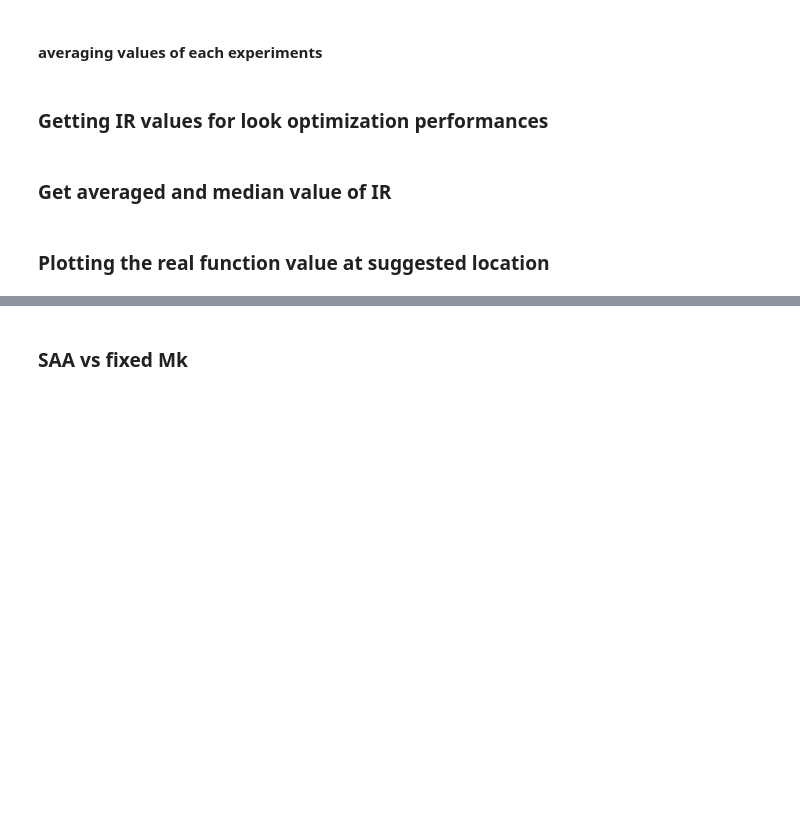
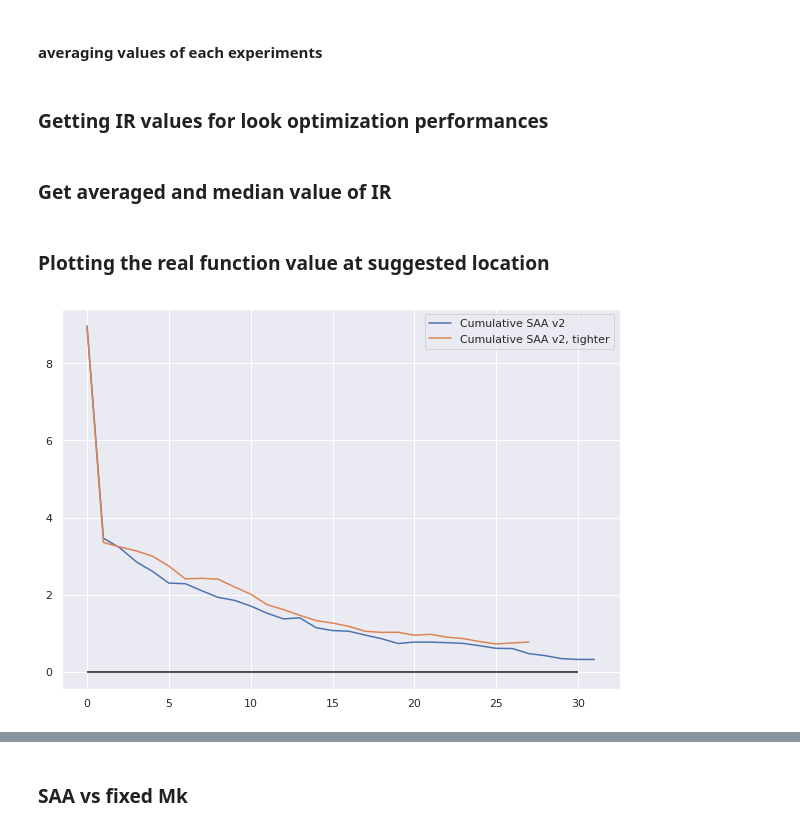
Before and after one commit to kkh8676/opt_functions, a Jupyter notebook: exp_result/levy_Mk_Mj_SAA_final.ipynb, the cells around one changed output, grey strips where cells are left out. Drawn from its saved outputs; the diff is of its cells as text; code cells hidden in the pictures; blank space fills up the shorter version.

```diff
--- a/exp_result/levy_Mk_Mj_SAA_final.ipynb
+++ b/exp_result/levy_Mk_Mj_SAA_final.ipynb
@@ -103,5 +152,7 @@ saa_cumulative_v2 = functions.get_objective(recomm_saa_cumulative_v2_exp)
 # %%
 locs_initial5_Mk10_Mj1_exp = functions.get_recomm_loc(recomm_initial5_Mk10_Mj1_exp)
+locs_initial5_Mk20_Mj1_exp = functions.get_recomm_loc(recomm_initial5_Mk20_Mj1_exp)
+locs_initial5_Mk30_Mj1_exp = functions.get_recomm_loc(recomm_initial5_Mk30_Mj1_exp)
 locs_initial5_Mk50_Mj1_exp = functions.get_recomm_loc(recomm_initial5_Mk50_Mj1_exp)
 locs_initial5_Mk150_Mj1_exp = functions.get_recomm_loc(recomm_initial5_Mk150_Mj1_exp)
 locs_initial5_Mk200_Mj1_exp = functions.get_recomm_loc(recomm_initial5_Mk200_Mj1_exp)
@@ -115,6 +166,12 @@ locs_initial5_Mk250_Mj1_hyperprior_v2_exp = functions.get_recomm_loc(recomm_init
 locs_saa_cumulative_multi = functions.get_recomm_loc(recomm_saa_cumulative_multi_exp)
 locs_saa_cumulative = functions.get_recomm_loc(recomm_saa_cumulative_exp)
 locs_saa_cumulative_v2 = functions.get_recomm_loc(recomm_saa_cumulative_v2_exp)
+locs_saa_cumulative_v2_tight_v2 = functions.get_recomm_loc(recomm_saa_cumulative_v2_tight_v2_exp)
+
+locs_initial5_Mk10_Mj1_EI_exp = functions.get_recomm_loc(recomm_initial5_Mk10_Mj1_EI_exp)
+locs_initial5_Mk20_Mj1_EI_exp = functions.get_recomm_loc(recomm_initial5_Mk20_Mj1_EI_exp)
+locs_initial5_Mk50_Mj1_EI_exp = functions.get_recomm_loc(recomm_initial5_Mk50_Mj1_EI_exp)
+locs_initial5_Mk70_Mj1_EI_exp = functions.get_recomm_loc(recomm_initial5_Mk70_Mj1_EI_exp)
 # %% [markdown]
 ### Getting immediate Regret IR measure
 # %%
@@ -204,3 +261,9 @@ for exp in locs_initial5_Mk150_Mj1_exp:
     minimum = minimum if len(exp) > minimum else len(exp)
 
 locs_initial5_Mk150_Mj1_exp = [list_[:minimum] for list_ in locs_initial5_Mk150_Mj1_exp]
+
+minimum = 35
+for exp in locs_saa_cumulative_v2_tight_v2:
+    minimum = minimum if len(exp) > minimum else len(exp)
+
+locs_saa_cumulative_v2_tight_v2 = [list_[:minimum] for list_ in locs_saa_cumulative_v2_tight_v2]
@@ -207,5 +274,7 @@ locs_initial5_Mk150_Mj1_exp = [list_[:minimum] for list_ in locs_initial5_Mk150_
 # %%
 sugg_obj_initial5_Mk10_Mj1_exp = get_sugg_obj_exp(locs_initial5_Mk10_Mj1_exp)
+sugg_obj_initial5_Mk20_Mj1_exp = get_sugg_obj_exp(locs_initial5_Mk20_Mj1_exp)
+sugg_obj_initial5_Mk30_Mj1_exp = get_sugg_obj_exp(locs_initial5_Mk30_Mj1_exp)
 sugg_obj_initial5_Mk50_Mj1_exp = get_sugg_obj_exp(locs_initial5_Mk50_Mj1_exp)
 sugg_obj_initial5_Mk150_Mj1_exp = get_sugg_obj_exp(locs_initial5_Mk150_Mj1_exp)
 sugg_obj_initial5_Mk200_Mj1_exp = get_sugg_obj_exp(locs_initial5_Mk200_Mj1_exp)
@@ -219,10 +288,19 @@ sugg_obj_initial5_Mk250_Mj1_hyperprior_v2_exp = get_sugg_obj_exp(locs_initial5_M
 sugg_obj_cumulative_saa_multi_exp = get_sugg_obj_exp(locs_saa_cumulative_multi)
 sugg_obj_cumulative_saa_exp = get_sugg_obj_exp(locs_saa_cumulative)
 sugg_obj_cumulative_saa_v2_exp = get_sugg_obj_exp(locs_saa_cumulative_v2)
+
+sugg_obj_cumulative_saa_v2_tight_v2_exp = get_sugg_obj_exp(locs_saa_cumulative_v2_tight_v2)
+
+sugg_obj_initial5_Mk10_Mj1_EI_exp = get_sugg_obj_exp(locs_initial5_Mk10_Mj1_EI_exp)
+sugg_obj_initial5_Mk20_Mj1_EI_exp = get_sugg_obj_exp(locs_initial5_Mk20_Mj1_EI_exp)
+sugg_obj_initial5_Mk50_Mj1_EI_exp = get_sugg_obj_exp(locs_initial5_Mk50_Mj1_EI_exp)
+sugg_obj_initial5_Mk70_Mj1_EI_exp = get_sugg_obj_exp(locs_initial5_Mk70_Mj1_EI_exp)
 # %% [markdown]
 #### averaging values of each experiments
 # %%
 avg_sugg_obj_initial5_Mk10_Mj1 = np.average(sugg_obj_initial5_Mk10_Mj1_exp, axis=0)
+avg_sugg_obj_initial5_Mk20_Mj1 = np.average(sugg_obj_initial5_Mk20_Mj1_exp, axis=0)
+avg_sugg_obj_initial5_Mk30_Mj1 = np.average(sugg_obj_initial5_Mk30_Mj1_exp, axis=0)
 avg_sugg_obj_initial5_Mk50_Mj1 = np.average(sugg_obj_initial5_Mk50_Mj1_exp, axis=0)
 avg_sugg_obj_initial5_Mk150_Mj1 = np.average(sugg_obj_initial5_Mk150_Mj1_exp, axis=0)
 avg_sugg_obj_initial5_Mk200_Mj1 = np.average(sugg_obj_initial5_Mk200_Mj1_exp, axis=0)
@@ -236,5 +314,12 @@ avg_sugg_obj_initial5_Mk250_Mj1_hyperprior_v2 = np.average(sugg_obj_initial5_Mk2
 avg_sugg_obj_saa_cumulative_multi = np.average(sugg_obj_cumulative_saa_multi_exp, axis=0)
 avg_sugg_obj_saa_cumulative = np.average(sugg_obj_cumulative_saa_exp, axis=0)
 avg_sugg_obj_saa_cumulative_v2 = np.average(sugg_obj_cumulative_saa_v2_exp, axis=0)
+
+avg_sugg_obj_saa_cumulative_v2_tight_v2 = np.average(sugg_obj_cumulative_saa_v2_tight_v2_exp, axis=0)
+
+avg_sugg_obj_initial5_Mk10_Mj1_EI = np.average(sugg_obj_initial5_Mk10_Mj1_EI_exp, axis=0)
+avg_sugg_obj_initial5_Mk20_Mj1_EI = np.average(sugg_obj_initial5_Mk20_Mj1_EI_exp, axis=0)
+avg_sugg_obj_initial5_Mk50_Mj1_EI = np.average(sugg_obj_initial5_Mk50_Mj1_EI_exp, axis=0)
+avg_sugg_obj_initial5_Mk70_Mj1_EI = np.average(sugg_obj_initial5_Mk70_Mj1_EI_exp, axis=0)
 # %%
 sugg_obj_initial5_Mk10_Mj1_std_err = np.std(sugg_obj_initial5_Mk10_Mj1_exp, axis=0)
@@ -314,2 +441,12 @@ irs_cumulative_saa_v2_std_err = get_std_err_irs(irs_cumulative_saa_v2_exp)
 # %% [markdown]
 ### Plotting the real function value at suggested location
+# %%
+plt.figure(figsize=(10,7))
+
+plt.plot(avg_sugg_obj_saa_cumulative_v2[3:], label="Cumulative SAA v2")
+plt.plot(avg_sugg_obj_saa_cumulative_v2_tight_v2[3:], label="Cumulative SAA v2, tighter")
+plt.hlines(opt_val, xmin=0, xmax=30, colors='k')
+plt.legend()
+plt.show()
+# %% [output]
+[figure, added]
```
Also changed, not shown: parts of 23 cells of this notebook.
